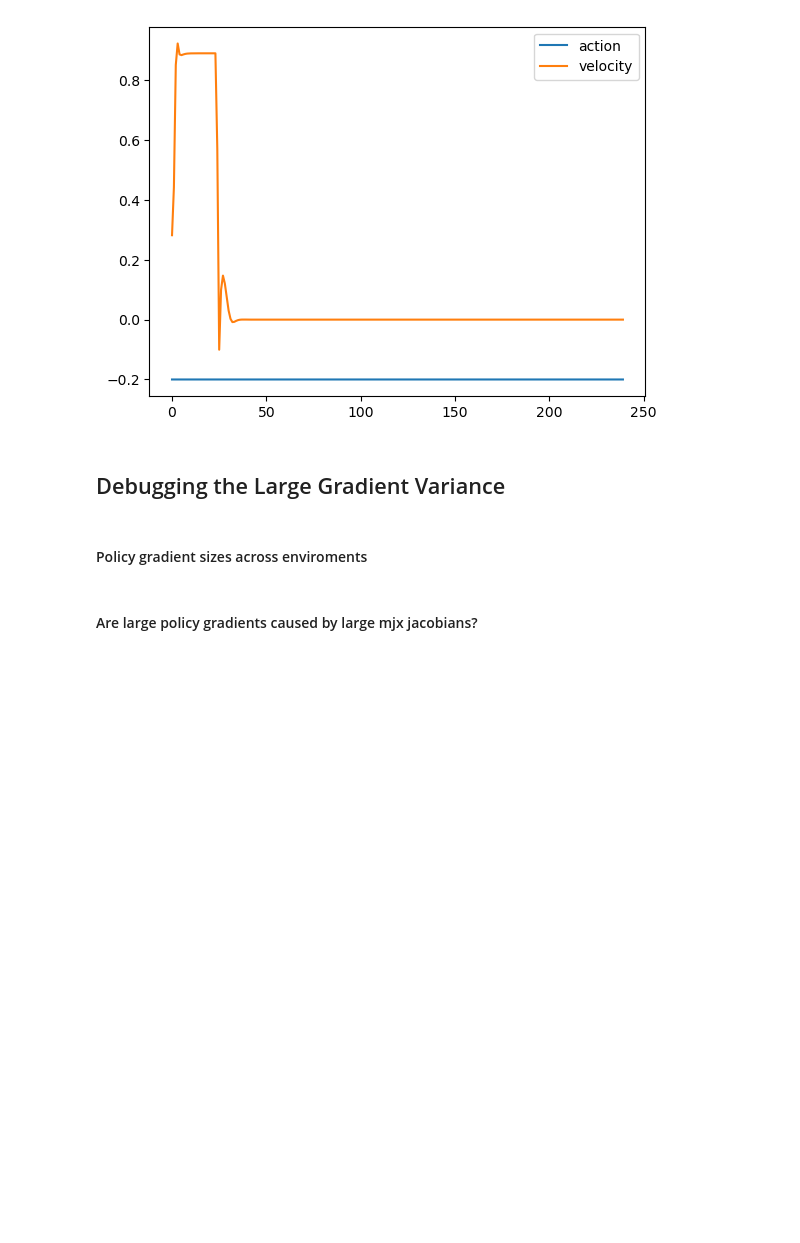
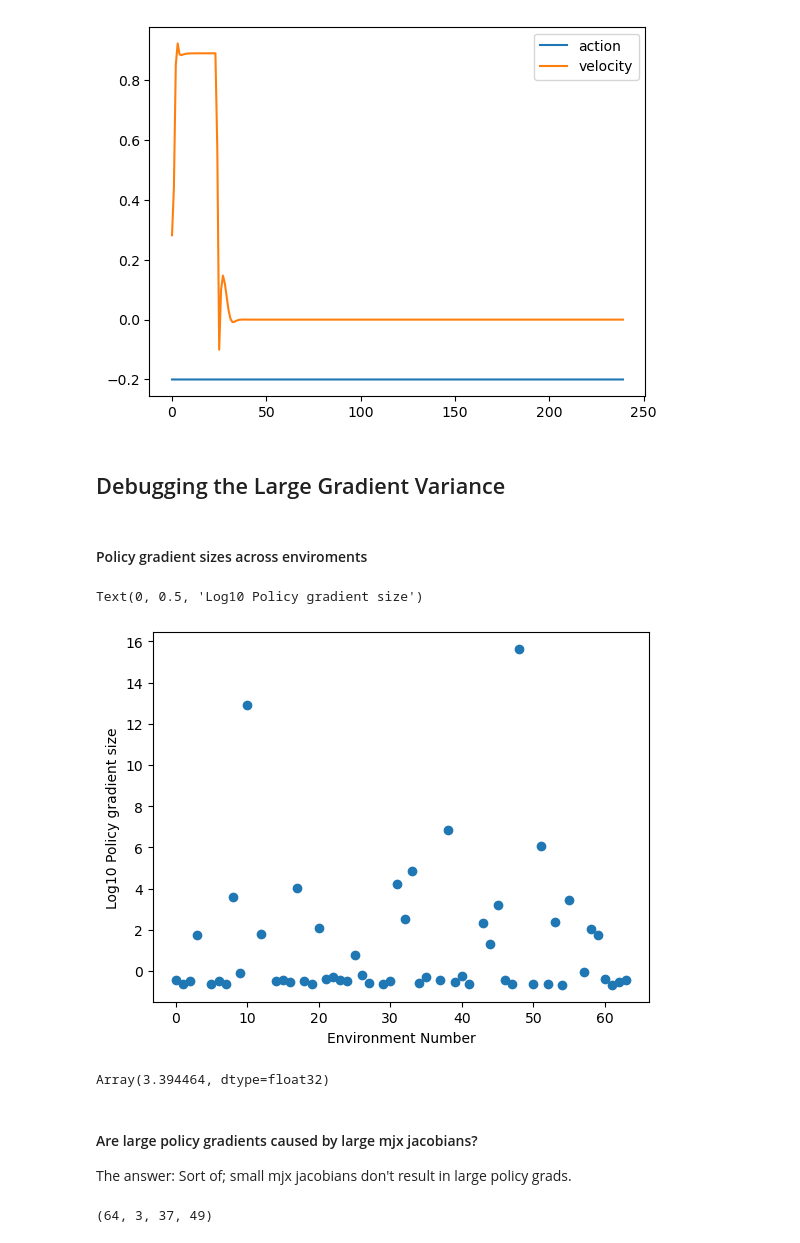
Before and after one commit to Andrew-Luo1/jax_shac, a Jupyter notebook: anymal.ipynb, the cells around one changed output. Saved outputs shown, nothing was run; the diff lists cells and outputs as text; code cells hidden in the pictures; blank space fills up the shorter version.

```diff
--- a/anymal.ipynb
+++ b/anymal.ipynb
@@ -188,29 +275,45 @@ rews = plot_rews(states)
 # %%
 import matplotlib.pyplot as plt
 import jax.numpy as jp
 import pickle
 import jax
 import operator
 
-it = None # TODO
+it = 1 # Step 1 has gradients size 1e15.
 # Load policy gradients
 bgrad_path = f"/home/andrew/Documents/thesis/jax_shac/shac/policy_gradients/bgrad_{it}.pkl"
 bgrad = pickle.load(open(bgrad_path, "rb"))
 
 # Calculate the norm over the env axis for all leaves.
-reduced_leaves = jax.tree_util.tree_map(lambda l: jp.linalg.norm(l, axis=(range(1, len(l.shape)))), bgrad)
+def norm(l, axes):
+    ret = jp.square(l)
+    ret = jp.mean(ret, axis=axes)
+    ret = jp.sqrt(ret)
+    return ret
+
+reduced_leaves = jax.tree_util.tree_map(lambda l: norm(
+    l, axes=(range(1, len(l.shape)))), bgrad)
 pg_size_per_env = jax.tree.reduce(operator.add, reduced_leaves)
 
 num_envs = 64
 x_axis = jp.linspace(0, num_envs-1, num_envs)
-plt.scatter(x_axis, pg_size_per_env)
+plt.scatter(x_axis, jp.log10(pg_size_per_env))
 plt.xlabel("Environment Number")
-plt.ylabel("Policy gradient size")
+plt.ylabel("Log10 Policy gradient size")
+# %% [output]
+Text(0, 0.5, 'Log10 Policy gradient size')
+[figure, added]
+# %%
+jp.mean(pg_size_per_env)
+# %% [output]
+Array(3.394464, dtype=float32)
 # %% [markdown]
 #### Are large policy gradients caused by large mjx jacobians?
+
+The answer: Sort of; small mjx jacobians don't result in large policy grads.
 # %%
 # Repeat the offending unroll
-
+it = 1
 algo_state = trainer.load_checkpoint(it)
 ts = algo_state['training_state']
 state = algo_state['env_state']
@@ -220,4 +323,6 @@ jacs, nstates, extras = trainer.jac_rollout(ts.policy_params, ts.normalizer_para
                            state, key)
 actions = extras["action"]
 print(jacs.shape)
+# %% [output]
+(64, 3, 37, 49)
 # %%
```
Also changed, not shown: parts of 11 cells of this notebook, 4 other files.
